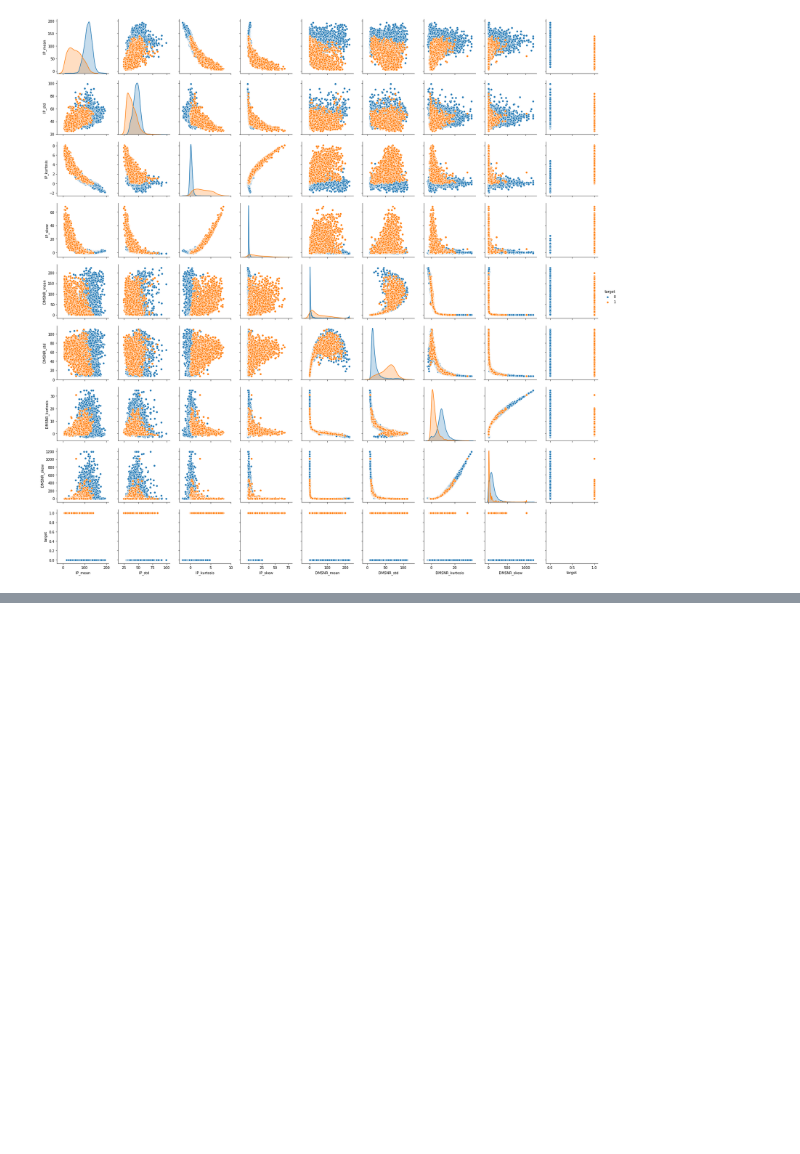
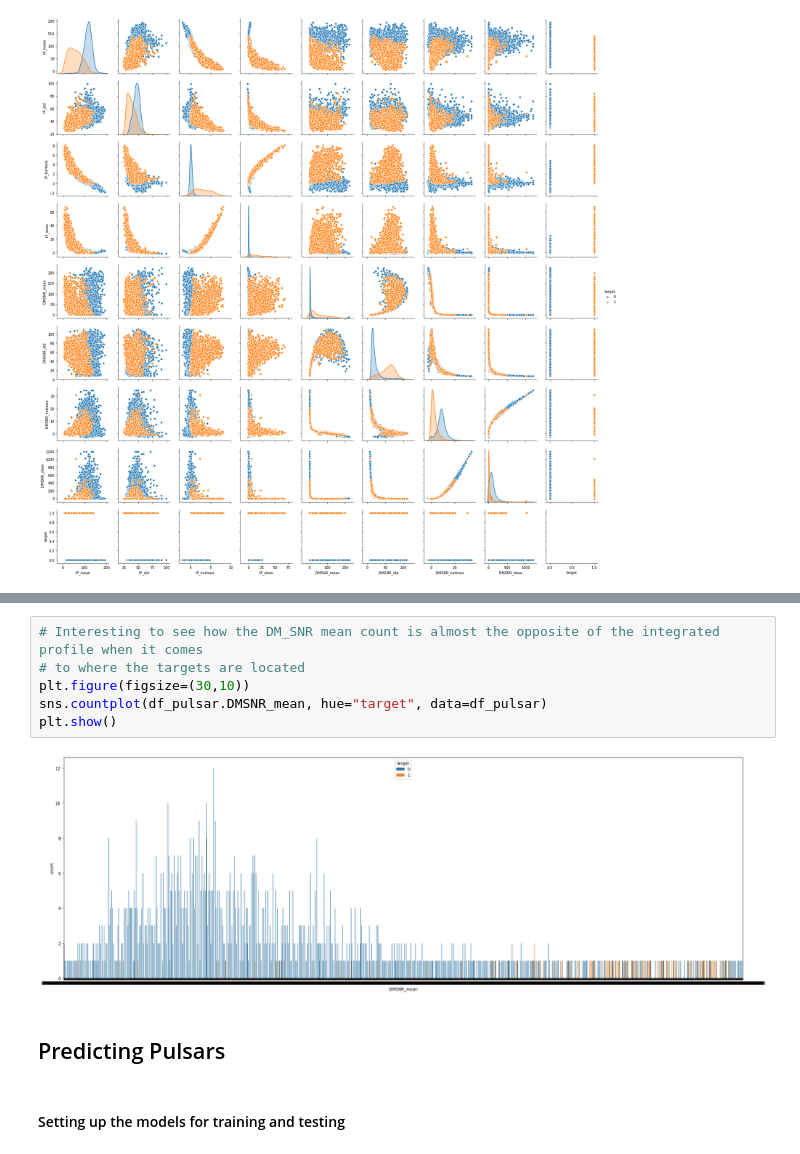
Before and after one commit to gabegomez014/data_processing, a Jupyter notebook: bigData/pulsar.ipynb, the cells around one changed output, grey strips where cells are left out. Saved outputs shown, nothing was run; the diff lists cells and outputs as text; blank space fills up the shorter version.

```diff
--- a/bigData/pulsar.ipynb
+++ b/bigData/pulsar.ipynb
@@ -173,0 +174,12 @@ plt.show()
+# %%
+# Interesting to see how the DM_SNR mean count is almost the opposite of the integrated profile when it comes
+# to where the targets are located
+plt.figure(figsize=(30,10))
+sns.countplot(df_pulsar.DMSNR_mean, hue="target", data=df_pulsar)
+plt.show()
+# %% [output]
+[figure, added]
+# %% [markdown]
+## Predicting Pulsars
+# %% [markdown]
+#### Setting up the models for training and testing
```
Also changed, not shown: parts of 1 cell of this notebook.
